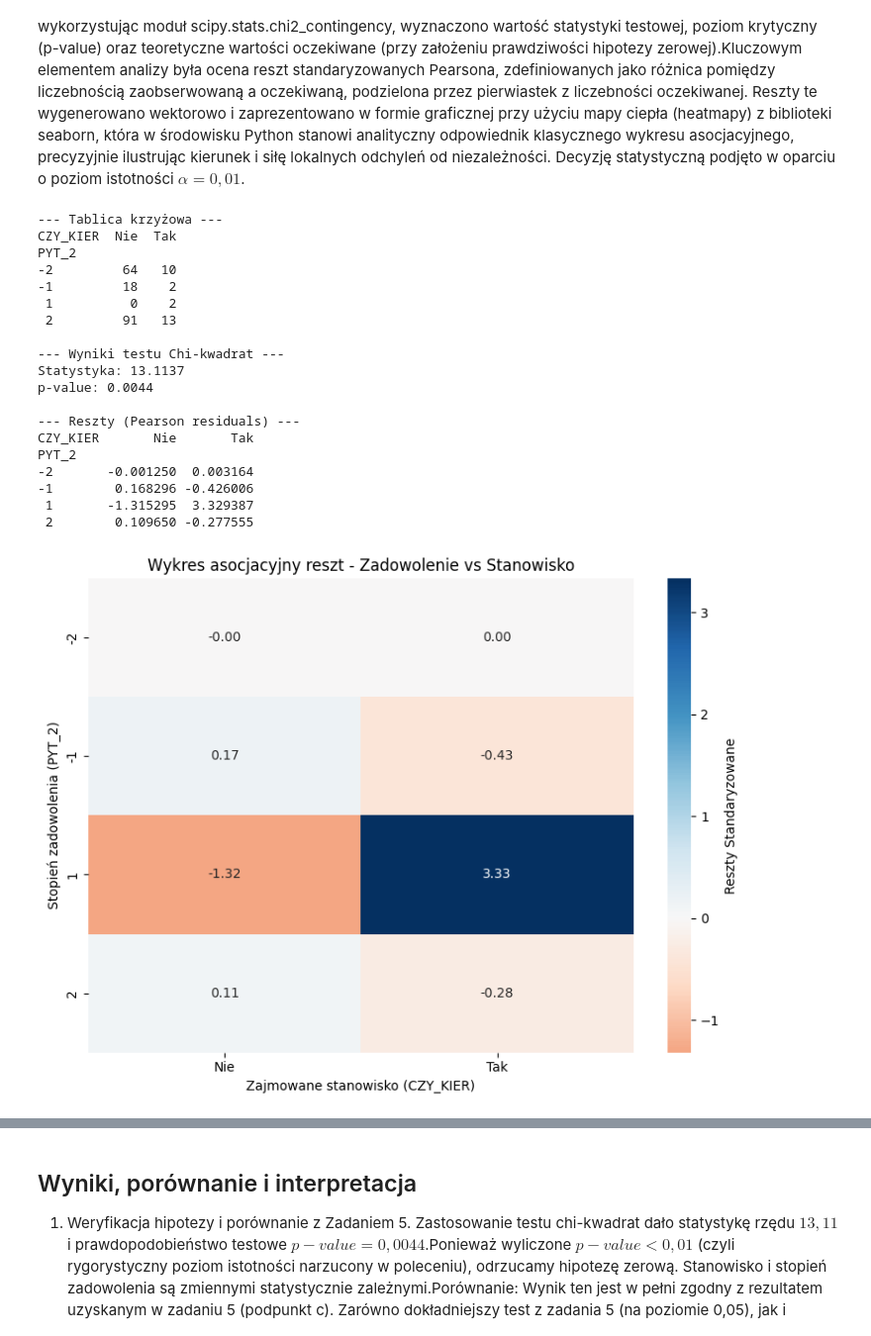
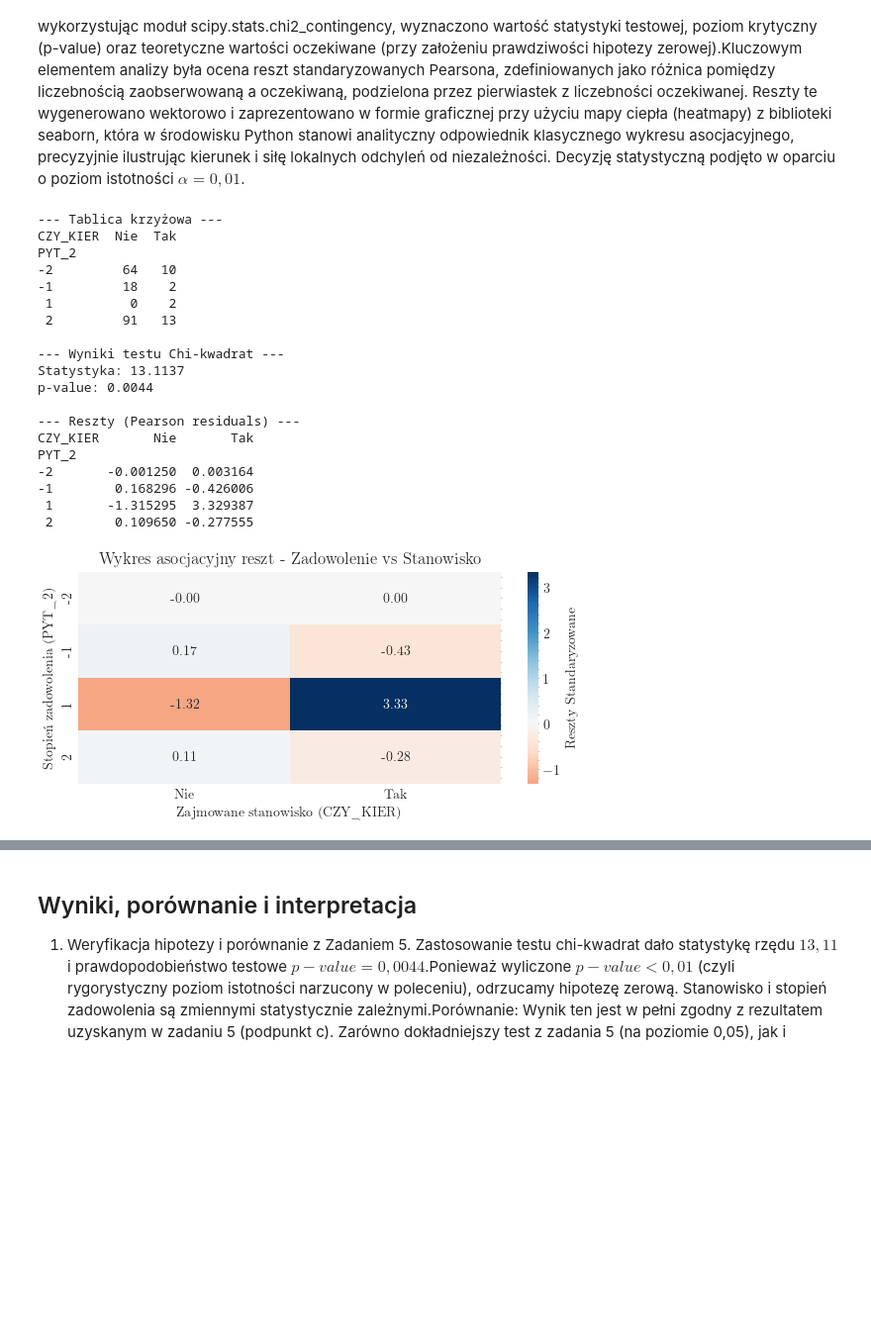
Before and after one commit to amiedzinska/ada-sprawko2, a Jupyter notebook: projekt_parzyste.ipynb, the cells around one changed output, grey strips where cells are left out. Shown at 99% size. Saved outputs shown, nothing was run; the diff lists cells and outputs as text; code cells hidden in the pictures; blank space fills up the shorter version.

```diff
--- a/projekt_parzyste.ipynb
+++ b/projekt_parzyste.ipynb
@@ -18,6 +18,16 @@ $O_i = x_i$ to zaobserwowane w próbie liczebności dla poszczególnych kategori
 Zaimplementowany do tego zadania skrypt w języku Python ma na celu weryfikację hipotezy statystycznej o zgodności rozkładu empirycznego z zadanym rozkładem wielomianowym. Rozwiązanie opiera się na wykorzystaniu trzech popularnych bibliotek: $\texttt{numpy}$ do optymalizacji obliczeń wektorowych, $\texttt{scipy.stats}$ do wyznaczania prawdopodobieństw testowych oraz $\texttt{pandas}$ do przejrzystego formatowania wyników końcowych. Działanie funkcji rozpoczyna się od walidacji danych wejściowych, podczas której sprawdzana jest zgodność długości wektora obserwacji oraz wektora prawdopodobieństw teoretycznych. Po potwierdzeniu spójności wymiarów, algorytm wyznacza całkowitą wielkość próby, liczbę stopni swobody oraz oczekiwane liczebności dla poszczególnych kategorii.
 
 Właściwa część analityczna skryptu równolegle przeprowadza dwa testy statystyczne. Pierwszym z nich jest klasyczny test chi-kwadrat Pearsona, oparty na analizie kwadratów różnic między liczebnościami zaobserwowanymi a oczekiwanymi. Drugą miarą jest test oparty na ilorazie wiarogodności (G-test). Z uwagi na specyfikę wzoru dla G-testu, w kodzie zastosowano maskę logiczną. Zabezpiecza ona algorytm przed błędami numerycznymi, wykluczając z sumowania puste kategorie i zapobiegając tym samym próbom logarytmowania zera. Dla obu wyliczonych statystyk precyzyjnie wyznaczane są wartości poziomu krytycznego (p-value) przy użyciu dystrybuanty rozkładu chi-kwadrat. Na zakończenie, wszystkie obliczone miary testowe, odpowiadające im poziomy krytyczne oraz stopnie swobody są zestawiane w uporządkowaną ramkę danych (DataFrame), co gwarantuje czytelną formę gotową do interpretacji.
+# %%
+import matplotlib.pyplot as plt
+import scienceplots
+plt.style.use('science')
+plt.rcParams.update({
+    'text.usetex': True,
+    'text.latex.preamble': r'\usepackage[T1]{fontenc} \usepackage{polski} \usepackage[utf8]{inputenc}'
+})
+figsize = (6, 3)
+new_orange = '#ff5500'
 # %%
 import numpy as np
 import pandas as pd
@@ -133,7 +143,6 @@ W celu zweryfikowania hipotezy o niezależności stopnia zadowolenia ze szkoleń
 # %%
 import pandas as pd
 import scipy.stats as stats
-import matplotlib.pyplot as plt
 import seaborn as sns
 import numpy as np
 
@@ -160,35 +169,35 @@ print("\n--- Reszty (Pearson residuals) ---")
 print(residuals)
 
 # 5. Tworzenie wykresu asocjacyjnego (Heatmapa reszt)
-plt.figure(figsize=(8, 6))
+plt.figure(figsize=figsize)
 # Paleta 'RdBu' - niebieski dla nadwyżek (dodatnie reszty), czerwony dla braków (ujemne)
 sns.heatmap(residuals, annot=True, cmap='RdBu', center=0, fmt=".2f",
             cbar_kws={'label': 'Reszty Standaryzowane'})
 plt.title('Wykres asocjacyjny reszt - Zadowolenie vs Stanowisko')
 plt.xlabel('Zajmowane stanowisko (CZY_KIER)')
 plt.ylabel('Stopień zadowolenia (PYT_2)')
 plt.tight_layout()
 
 # Zapis wykresu
 plt.savefig('wykres_asocjacyjny.png')
 # %% [output]
 --- Tablica krzyżowa ---
 CZY_KIER  Nie  Tak
 PYT_2
 -2         64   10
 -1         18    2
  1          0    2
  2         91   13
 
 --- Wyniki testu Chi-kwadrat ---
 Statystyka: 13.1137
 p-value: 0.0044
 
 --- Reszty (Pearson residuals) ---
 CZY_KIER       Nie       Tak
 PYT_2
 -2       -0.001250  0.003164
 -1        0.168296 -0.426006
  1       -1.315295  3.329387
  2        0.109650 -0.277555
-[figure, old version]
+[figure, new version]
```
Also changed, not shown: parts of 3 cells of this notebook, 6 other files.
